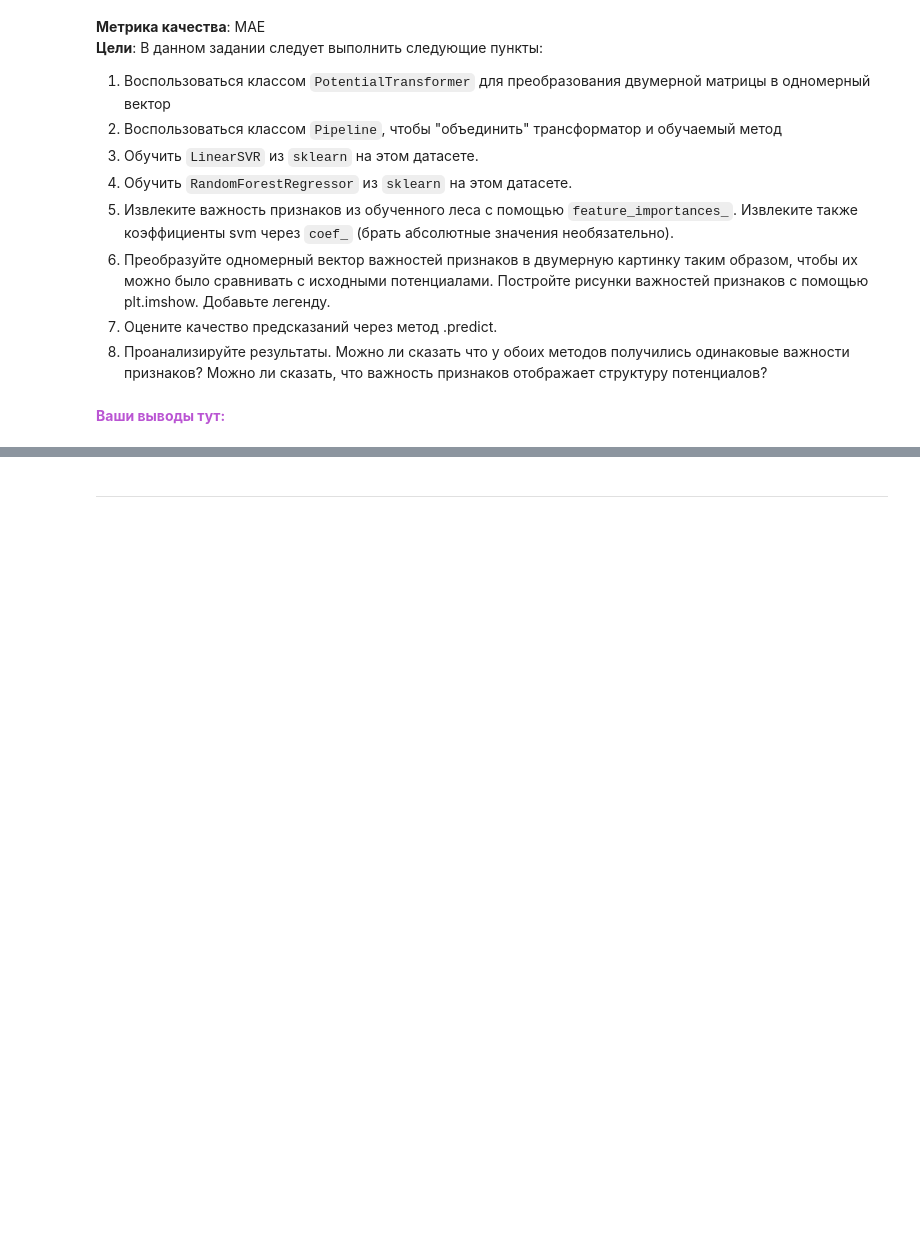
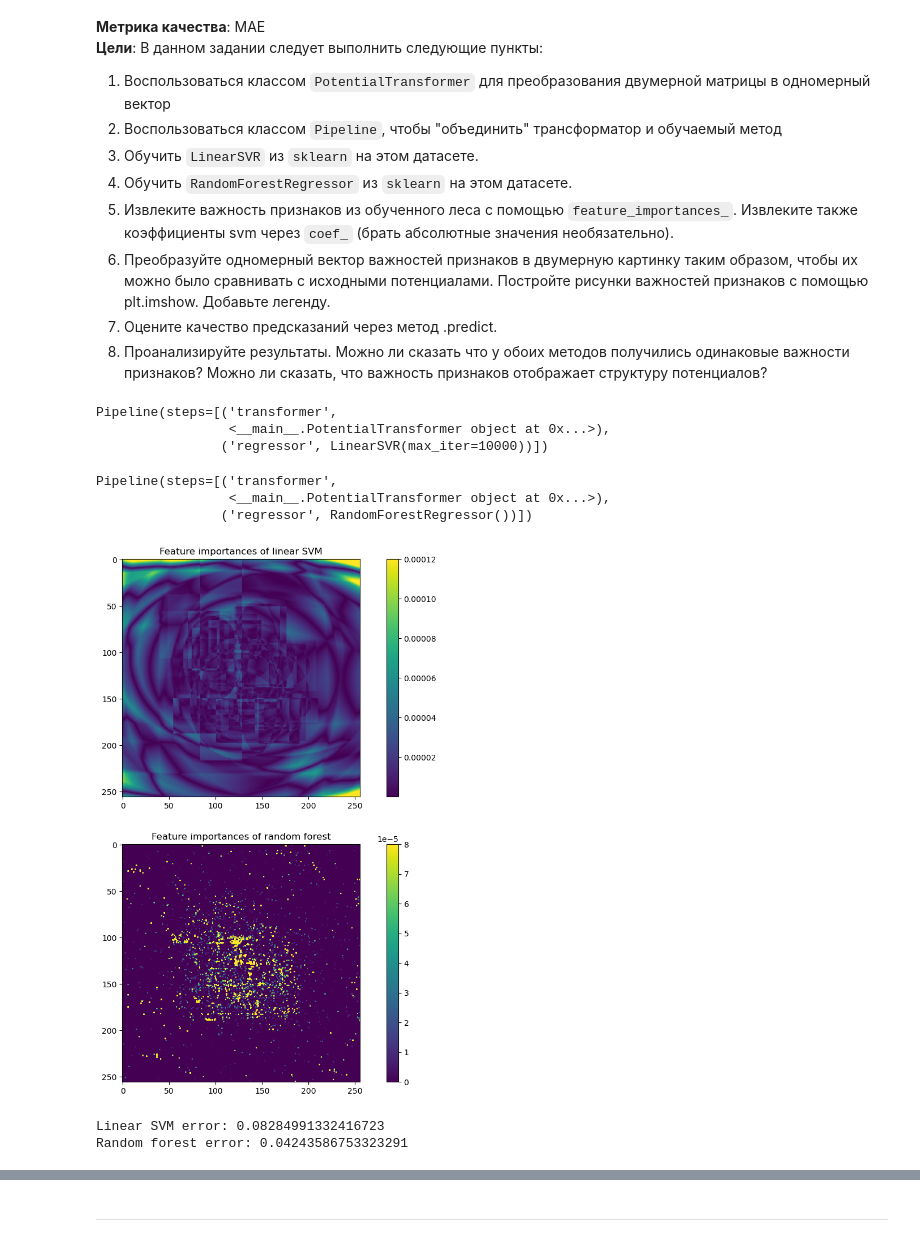
Before and after one commit to gerarte04/mlcmcmsu24, a Jupyter notebook: research/06_ensembles/[Research] Ensembles.ipynb, the cells around one changed output, grey strips where cells are left out. Cells and saved outputs as stored; diff of their text form; code cells hidden in the pictures; blank space fills up the shorter version.

```diff
--- a/research/06_ensembles/[Research] Ensembles.ipynb
+++ b/research/06_ensembles/[Research] Ensembles.ipynb
@@ -476,2 +515,48 @@ class PotentialTransformer:
-# %% [markdown]
-<font color='MediumOrchid'>**Ваши выводы тут:**</font>
+# %%
+pipe_linear = Pipeline([
+    ('transformer', PotentialTransformer()),
+    ('regressor', LinearSVR(max_iter=10000))
+])
+pipe_linear.fit(X_train, y_train)
+# %% [output]
+Pipeline(steps=[('transformer',
+                 <__main__.PotentialTransformer object at 0x...>),
+                ('regressor', LinearSVR(max_iter=10000))])
+# %%
+pipe_rf = Pipeline([
+    ('transformer', PotentialTransformer()),
+    ('regressor', RandomForestRegressor())
+])
+pipe_rf.fit(X_train, y_train)
+# %% [output]
+Pipeline(steps=[('transformer',
+                 <__main__.PotentialTransformer object at 0x...>),
+                ('regressor', RandomForestRegressor())])
+# %%
+coef = np.abs(pipe_linear.named_steps['regressor'].coef_)
+imp = pipe_rf.named_steps['regressor'].feature_importances_
+
+pic_linear = coef.reshape(X_train.shape[1], -1)
+pic_rf = imp.reshape(X_train.shape[1], -1)
+
+plt.figure(figsize=(12, 12))
+
+plt.subplot(2, 1, 1)
+plt.imshow(pic_linear, vmax=0.00012)
+plt.colorbar()
+plt.title('Feature importances of linear SVM')
+
+plt.subplot(2, 1, 2)
+plt.imshow(pic_rf, vmax=0.00008)
+plt.colorbar()
+plt.title('Feature importances of random forest')
+
+plt.show()
+# %% [output]
+[figure, added]
+# %%
+print('Linear SVM error:', mean_absolute_error(y_test, pipe_linear.predict(X_test)))
+print('Random forest error:', mean_absolute_error(y_test, pipe_rf.predict(X_test)))
+# %% [output]
+Linear SVM error: 0.08284991332416723
+Random forest error: 0.04243586753323291
```
Also changed, not shown: parts of 14 cells of this notebook, 1 other file.
